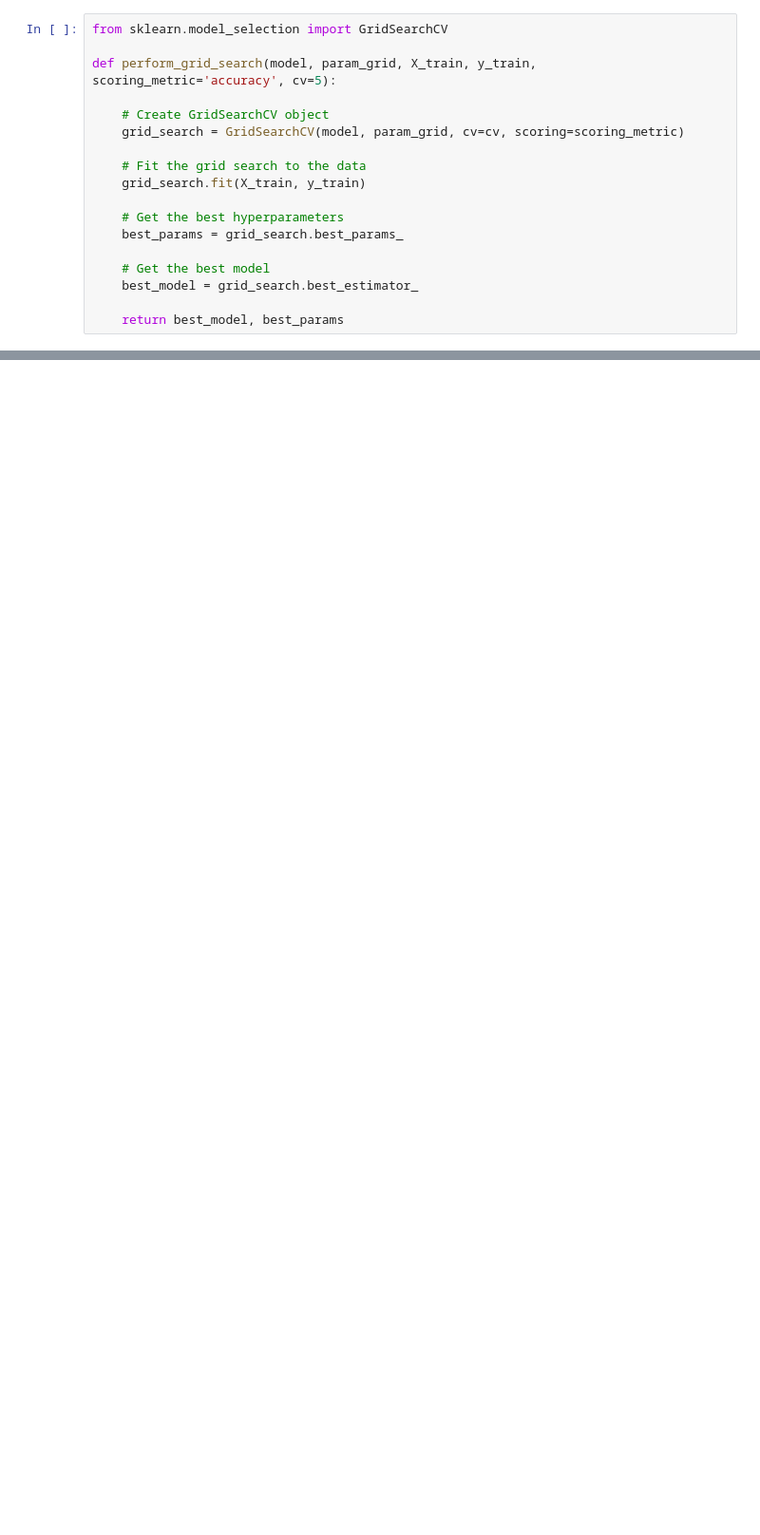
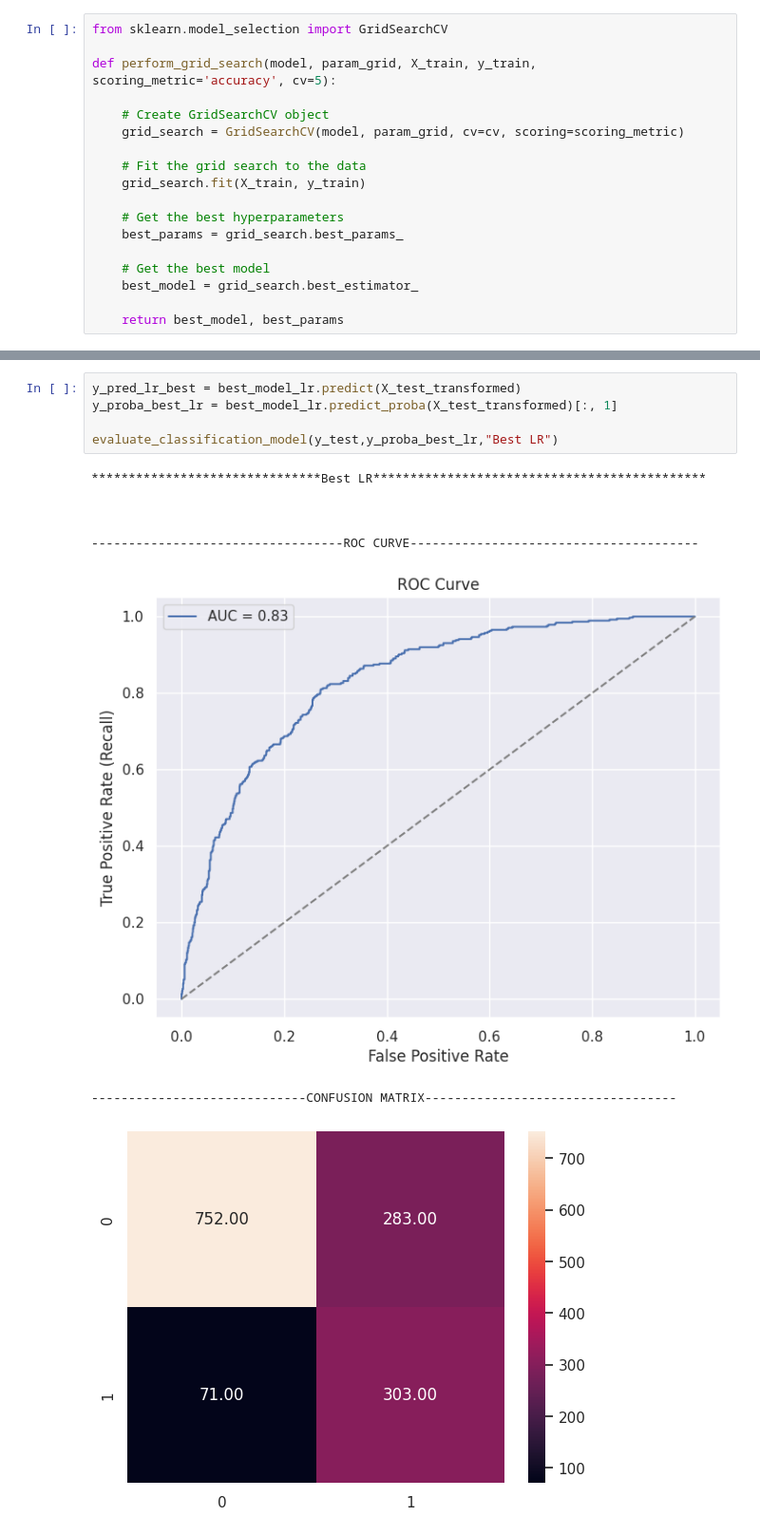
Before and after one commit to naphtron/Phase-3-Project, a Jupyter notebook: customer_churn.ipynb, the cells around one changed output, grey strips where cells are left out. Shown at 95% size. Drawn from its saved outputs; the diff is of its cells as text; blank space fills up the shorter version.

```diff
--- a/customer_churn.ipynb
+++ b/customer_churn.ipynb
@@ -926,0 +1040,14 @@ best_model, best_params = perform_grid_search(rf_classifier,{'n_estimators': [50
+# %%
+y_pred_lr_best = best_model_lr.predict(X_test_transformed)
+y_proba_best_lr = best_model_lr.predict_proba(X_test_transformed)[:, 1]
+
+evaluate_classification_model(y_test,y_proba_best_lr,"Best LR")
+# %% [output]
+*******************************Best LR*********************************************
+
+
+
+----------------------------------ROC CURVE---------------------------------------
+[figure, added]
+-----------------------------CONFUSION MATRIX----------------------------------
+[figure, added]
```
Also changed, not shown: parts of 47 cells of this notebook.
